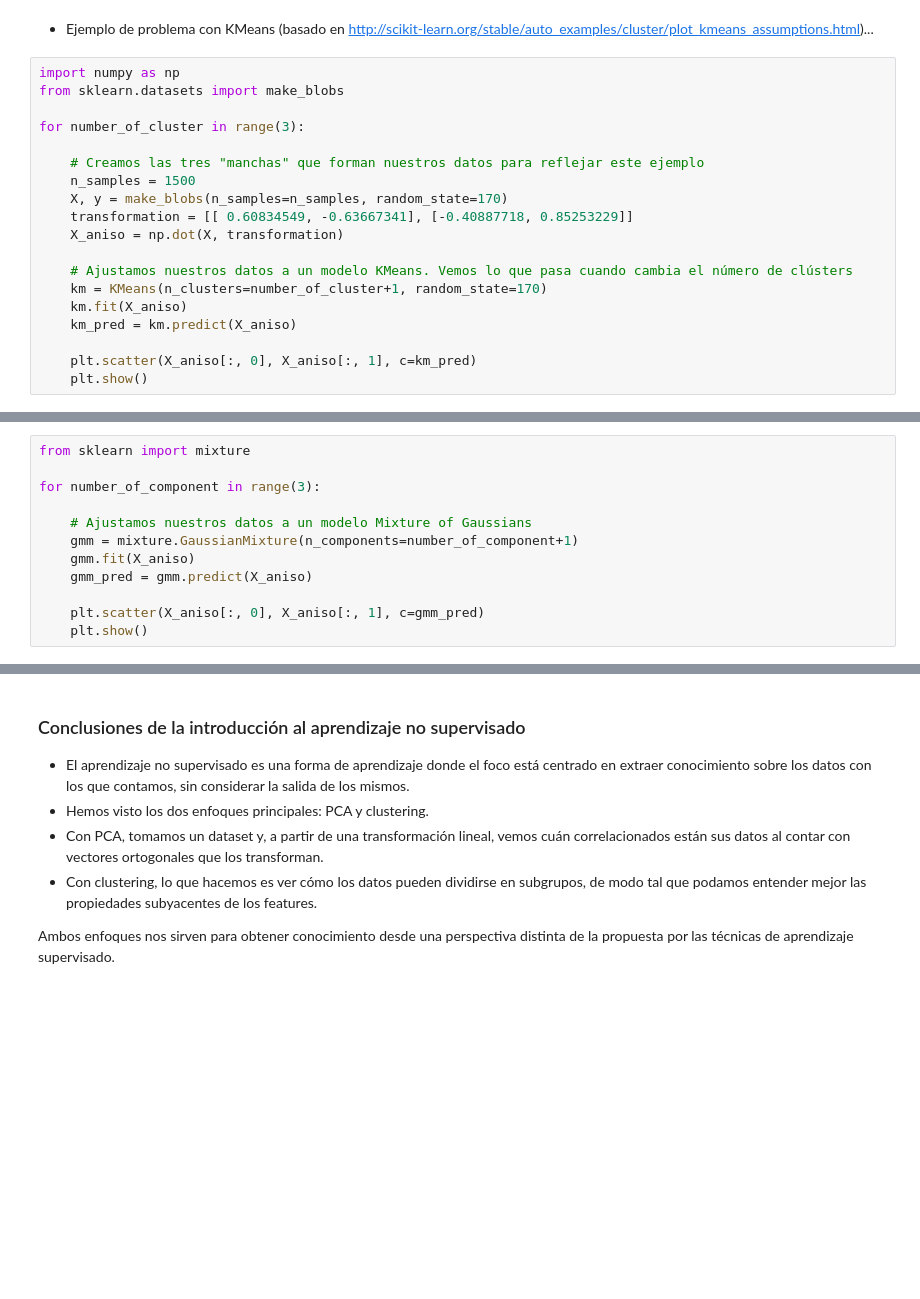
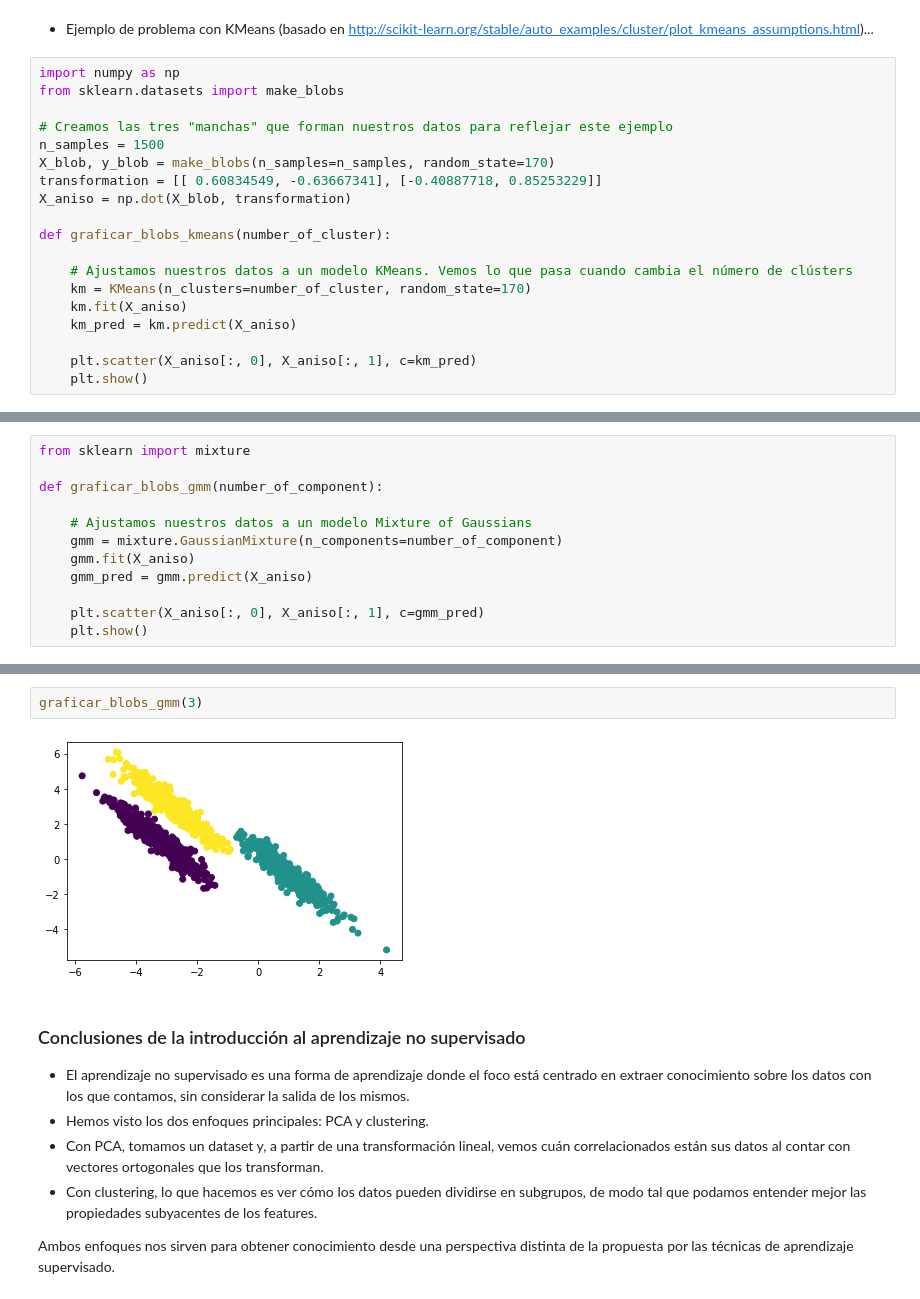
Before and after one commit to inteligenciafrvm/inteligenciafrvm, a Jupyter notebook: Clases prácticas/6. Intro al aprendizaje no supervisado.ipynb, the cells around one changed output, grey strips where cells are left out. Saved outputs shown, nothing was run; the diff lists cells and outputs as text; blank space fills up the shorter version.

```diff
--- a/Clases prácticas/6. Intro al aprendizaje no supervisado.ipynb
+++ b/Clases prácticas/6. Intro al aprendizaje no supervisado.ipynb
@@ -376,16 +418,16 @@ Centroides de cada clúster  [[6.2525     2.855      4.815      1.625     ]
 import numpy as np
 from sklearn.datasets import make_blobs
 
-for number_of_cluster in range(3):
+# Creamos las tres "manchas" que forman nuestros datos para reflejar este ejemplo
+n_samples = 1500
+X_blob, y_blob = make_blobs(n_samples=n_samples, random_state=170)
+transformation = [[ 0.60834549, -0.63667341], [-0.40887718, 0.85253229]]
+X_aniso = np.dot(X_blob, transformation)
 
-    # Creamos las tres "manchas" que forman nuestros datos para reflejar este ejemplo
-    n_samples = 1500
-    X, y = make_blobs(n_samples=n_samples, random_state=170)
-    transformation = [[ 0.60834549, -0.63667341], [-0.40887718, 0.85253229]]
-    X_aniso = np.dot(X, transformation)
+def graficar_blobs_kmeans(number_of_cluster):
 
     # Ajustamos nuestros datos a un modelo KMeans. Vemos lo que pasa cuando cambia el número de clústers
-    km = KMeans(n_clusters=number_of_cluster+1, random_state=170)
+    km = KMeans(n_clusters=number_of_cluster, random_state=170)
     km.fit(X_aniso)
     km_pred = km.predict(X_aniso)
 
@@ -411,10 +456,10 @@ En los MM, se asume que los datos generados vienen de una **mezcla (_mixture_) d
 # %%
 from sklearn import mixture
 
-for number_of_component in range(3):
+def graficar_blobs_gmm(number_of_component):
 
     # Ajustamos nuestros datos a un modelo Mixture of Gaussians
-    gmm = mixture.GaussianMixture(n_components=number_of_component+1)
+    gmm = mixture.GaussianMixture(n_components=number_of_component)
     gmm.fit(X_aniso)
     gmm_pred = gmm.predict(X_aniso)
 
@@ -427,3 +476,7 @@ for number_of_component in range(3):
+# %%
+graficar_blobs_gmm(3)
+# %% [output]
+[figure, added]
 # %% [markdown]
 ### Conclusiones de la introducción al aprendizaje no supervisado
 
```
Also changed, not shown: parts of 47 cells of this notebook, 3 other files.
